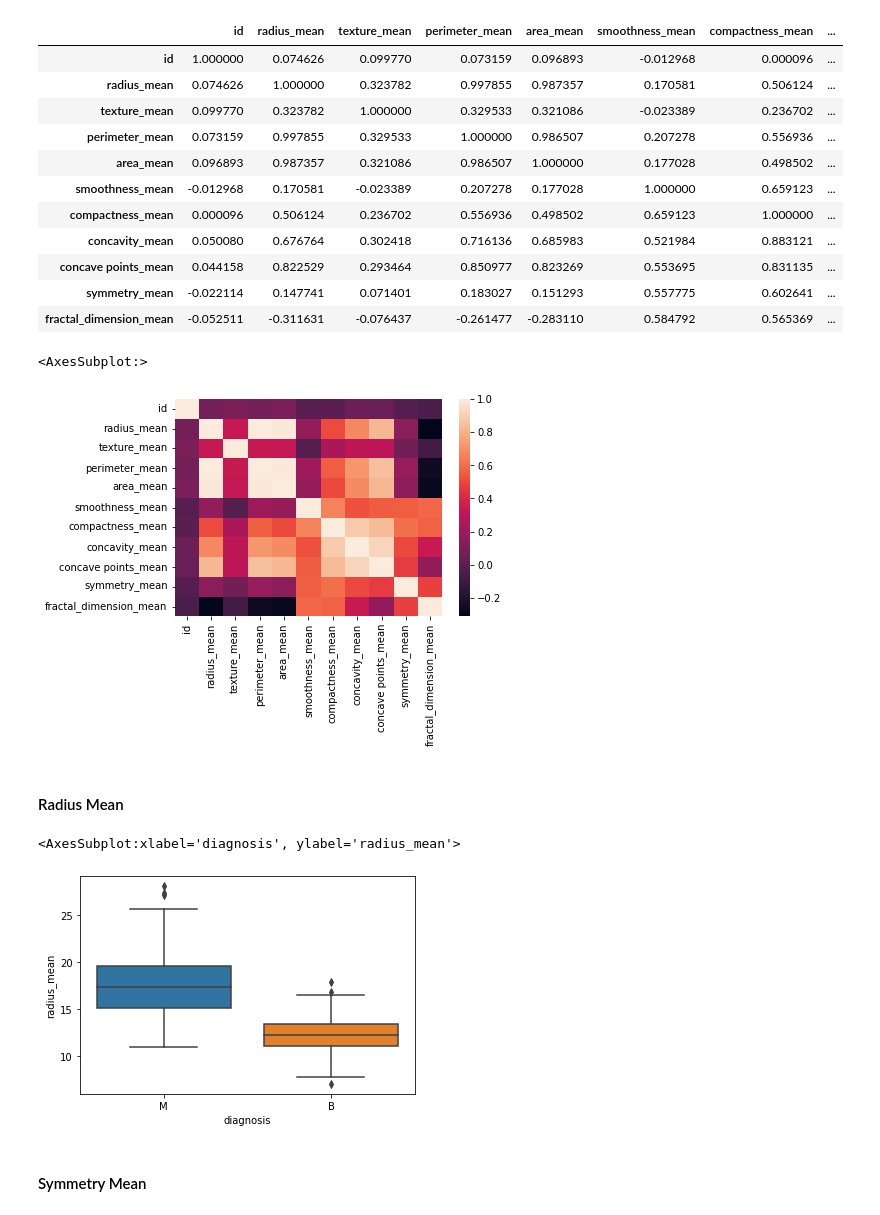
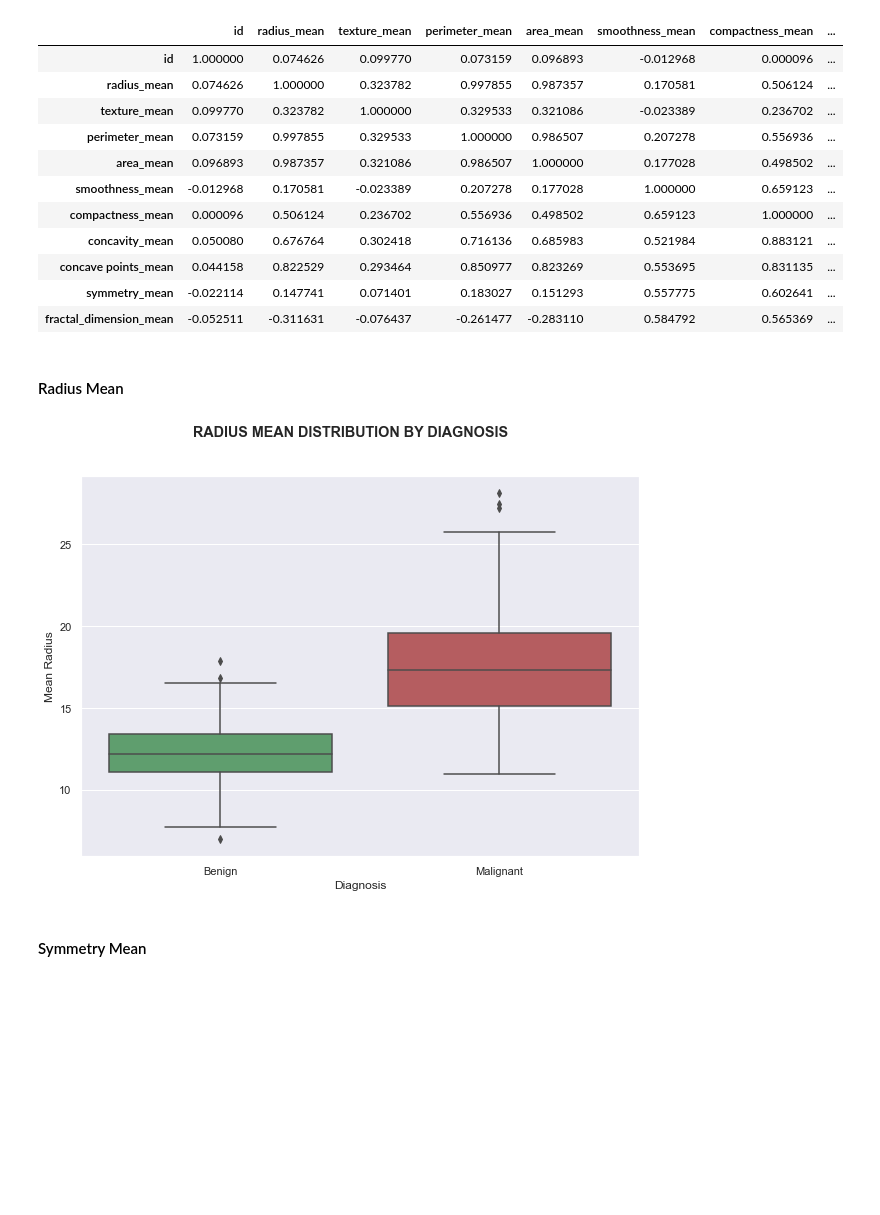
Before and after one commit to Yanasants/breast_cancer, a Jupyter notebook: data_analytics.ipynb, the cells around one changed output. Cells and saved outputs as stored; diff of their text form; code cells hidden in the pictures; blank space fills up the shorter version.

```diff
--- a/data_analytics.ipynb
+++ b/data_analytics.ipynb
@@ -77,18 +85,23 @@ mean_df.corr()
 | concave points_mean | 0.044158 | 0.822529 | 0.293464 | 0.850977 | 0.823269 | 0.553695 | 0.831135 | ... |
 | symmetry_mean | -0.022114 | 0.147741 | 0.071401 | 0.183027 | 0.151293 | 0.557775 | 0.602641 | ... |
 | fractal_dimension_mean | -0.052511 | -0.311631 | -0.076437 | -0.261477 | -0.283110 | 0.584792 | 0.565369 | ... |
-# %%
-sns.heatmap(mean_df.corr())
-# %% [output]
-<AxesSubplot:>
-[figure, removed]
 # %% [markdown]
 #### Radius Mean
-# %%
-sns.boxplot(data=mean_df, x='diagnosis', y='radius_mean')
-# %% [output]
-<AxesSubplot:xlabel='diagnosis', ylabel='radius_mean'>
-[figure, removed]
+# %%
+fig, ax = plt.subplots(figsize=(10,7))
+fig.suptitle('RADIUS MEAN DISTRIBUTION BY DIAGNOSIS', fontweight='bold')
+
+colors = {0: "g", 1: "r"}
+sns.set(style='darkgrid')
+sns.boxplot(data=mean_df, x='diagnosis', y='radius_mean', palette=colors)
+ax.set_xticklabels(['Benign','Malignant'])
+ax.set_ylabel('Mean Radius')
+ax.set_xlabel('Diagnosis')
+
+
+plt.show()
+# %% [output]
+[figure, added]
 # %% [markdown]
 #### Symmetry Mean
 # %%
```
Also changed, not shown: parts of 4 cells of this notebook.
